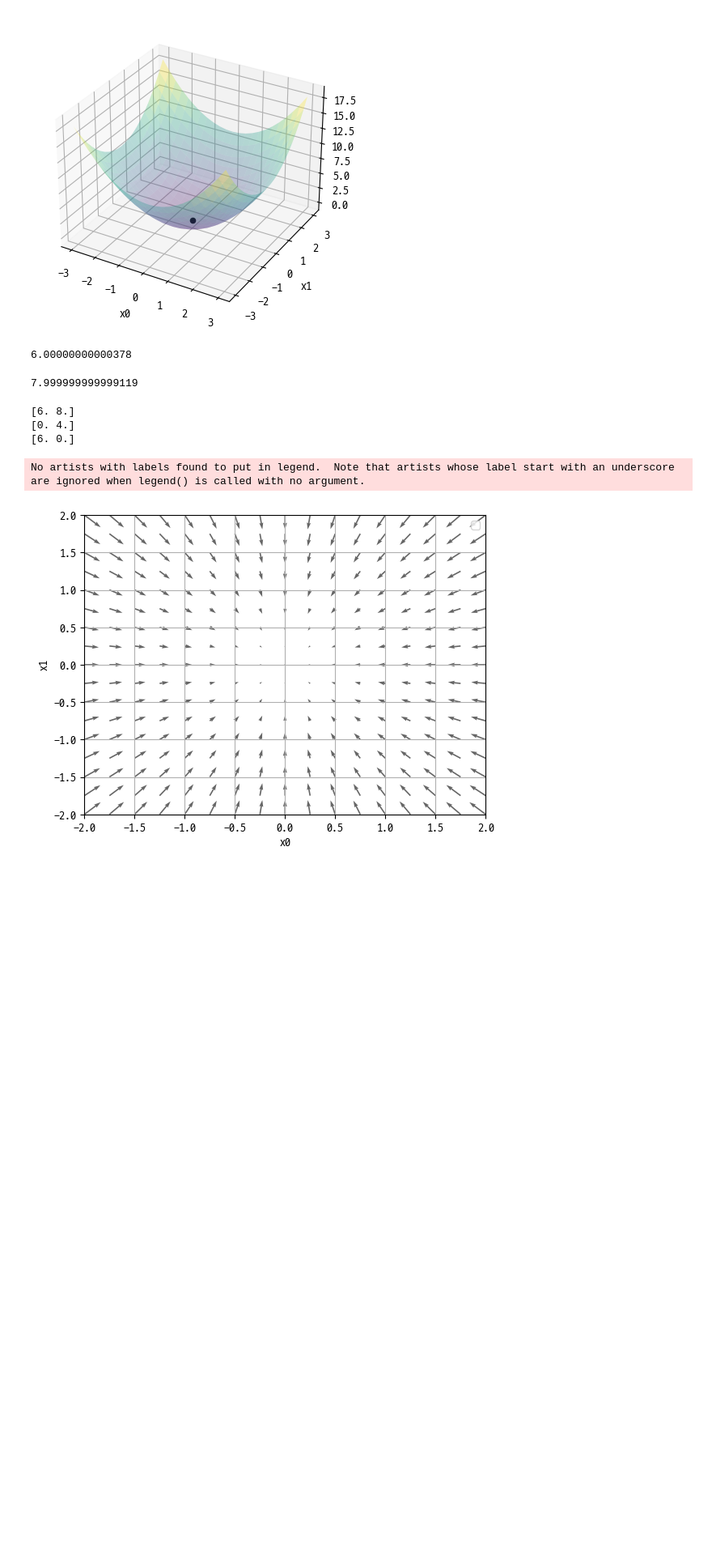
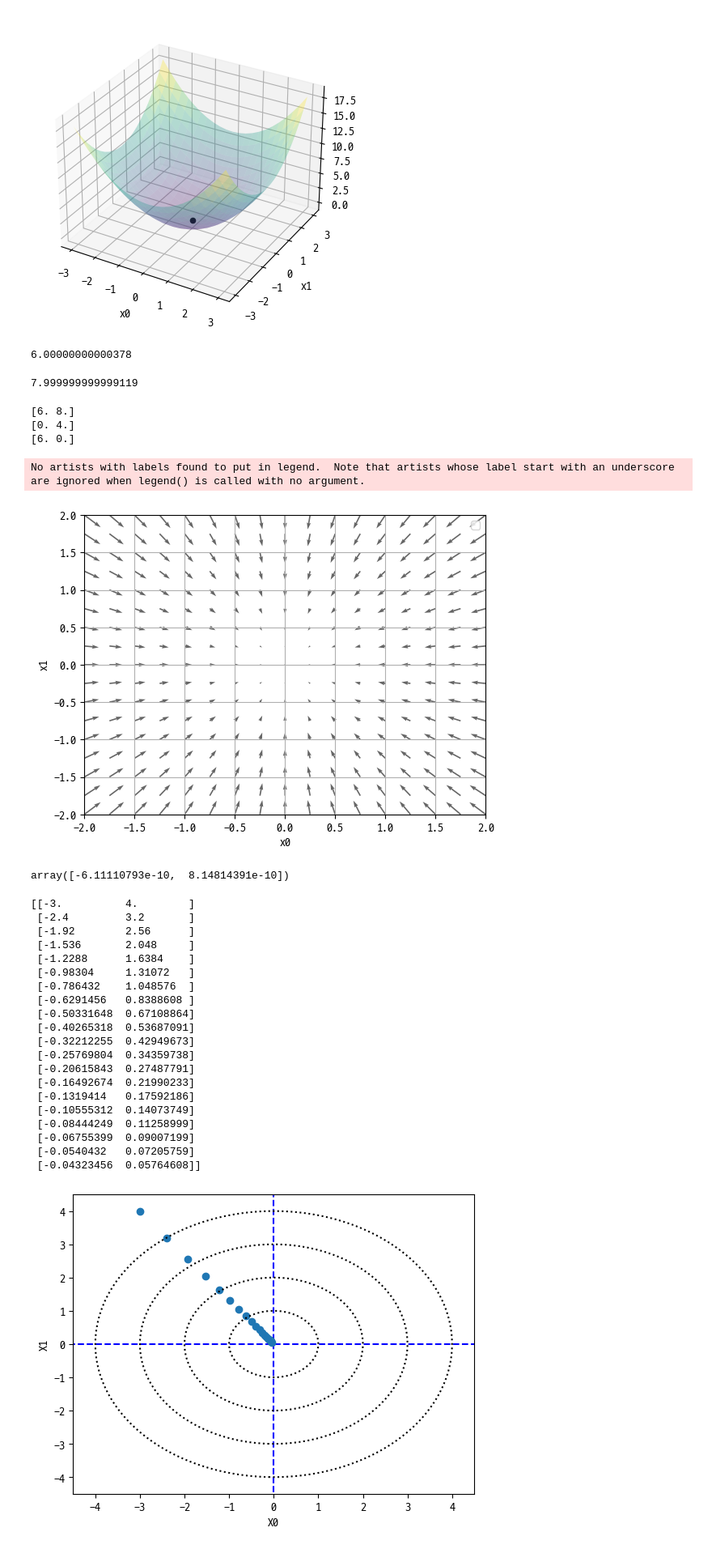
Before and after one commit to AnMyeongGyu/deep_learning_from_scratch, a Jupyter notebook: Chp4.ipynb, the cells around one changed output. Shown at 81% size. Drawn from its saved outputs; the diff is of its cells as text; code cells hidden in the pictures; blank space fills up the shorter version.

```diff
--- a/Chp4.ipynb
+++ b/Chp4.ipynb
@@ -305,3 +305,81 @@ def gradient_descent(f, init_x, lr = 0.01, step_num = 100):
         grad = numerical_gradient(f, x)
         x -= lr * grad
     return x
+# %%
+def function_2(x):
+    return x[0]**2 + x[1]**2
+
+init_x = np.array([-3.0, 4.0])
+gradient_descent(function_2, init_x = init_x, lr=0.1, step_num=100)
+# %% [output]
+array([-6.11110793e-10,  8.14814391e-10])
+# %%
+# lr= 0.1, init_x = -3, 4
+import numpy as np
+import matplotlib.pylab as plt
+from gradient_2d import numerical_gradient
+
+
+def gradient_descent(f, init_x, lr=0.01, step_num=100):
+    x = init_x
+    x_history = []
+
+    for i in range(step_num):
+        x_history.append( x.copy() )
+
+        grad = numerical_gradient(f, x)
+        x -= lr * grad
+
+    return x, np.array(x_history)
+
+
+def function_2(x):
+    return x[0]**2 + x[1]**2
+
+init_x = np.array([-3.0, 4.0])
+
+lr = 0.1
+step_num = 20
+x, x_history = gradient_descent(function_2, init_x, lr=lr, step_num=step_num)
+print(x_history)
+
+# make Contour Plot of f(x) = x0² + x1²
+plt.plot( [-5, 5], [0,0], '--b')
+plt.plot( [0,0], [-5, 5], '--b')
+plt.plot(x_history[:,0], x_history[:,1], 'o')
+
+x0 = np.linspace(-5, 5, 1000)
+x1 = np.linspace(-5, 5, 1000)
+x0, x1 = np.meshgrid(x0, x1)
+y = x0**2 + x1**2
+
+plt.contour(x0, x1, y, levels=[1,4,9,16], colors='k', linestyles='dotted')
+
+
+plt.xlim(-4.5, 4.5)
+plt.ylim(-4.5, 4.5)
+plt.xlabel("X0")
+plt.ylabel("X1")
+plt.show()
+# %% [output]
+[[-3.          4.        ]
+ [-2.4         3.2       ]
+ [-1.92        2.56      ]
+ [-1.536       2.048     ]
+ [-1.2288      1.6384    ]
+ [-0.98304     1.31072   ]
+ [-0.786432    1.048576  ]
+ [-0.6291456   0.8388608 ]
+ [-0.50331648  0.67108864]
+ [-0.40265318  0.53687091]
+ [-0.32212255  0.42949673]
+ [-0.25769804  0.34359738]
+ [-0.20615843  0.27487791]
+ [-0.16492674  0.21990233]
+ [-0.1319414   0.17592186]
+ [-0.10555312  0.14073749]
+ [-0.08444249  0.11258999]
+ [-0.06755399  0.09007199]
+ [-0.0540432   0.07205759]
+ [-0.04323456  0.05764608]]
+[figure, added]
```
Also changed, not shown: parts of 6 cells of this notebook, 11 other files.
